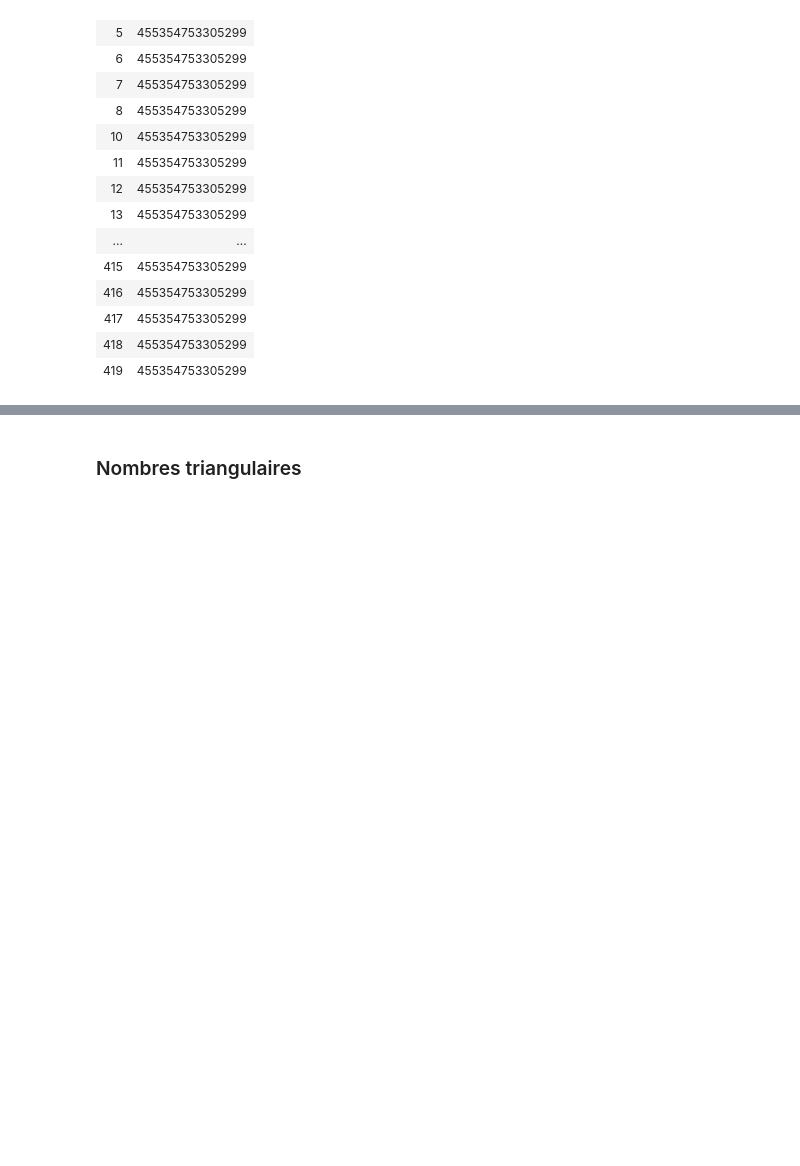
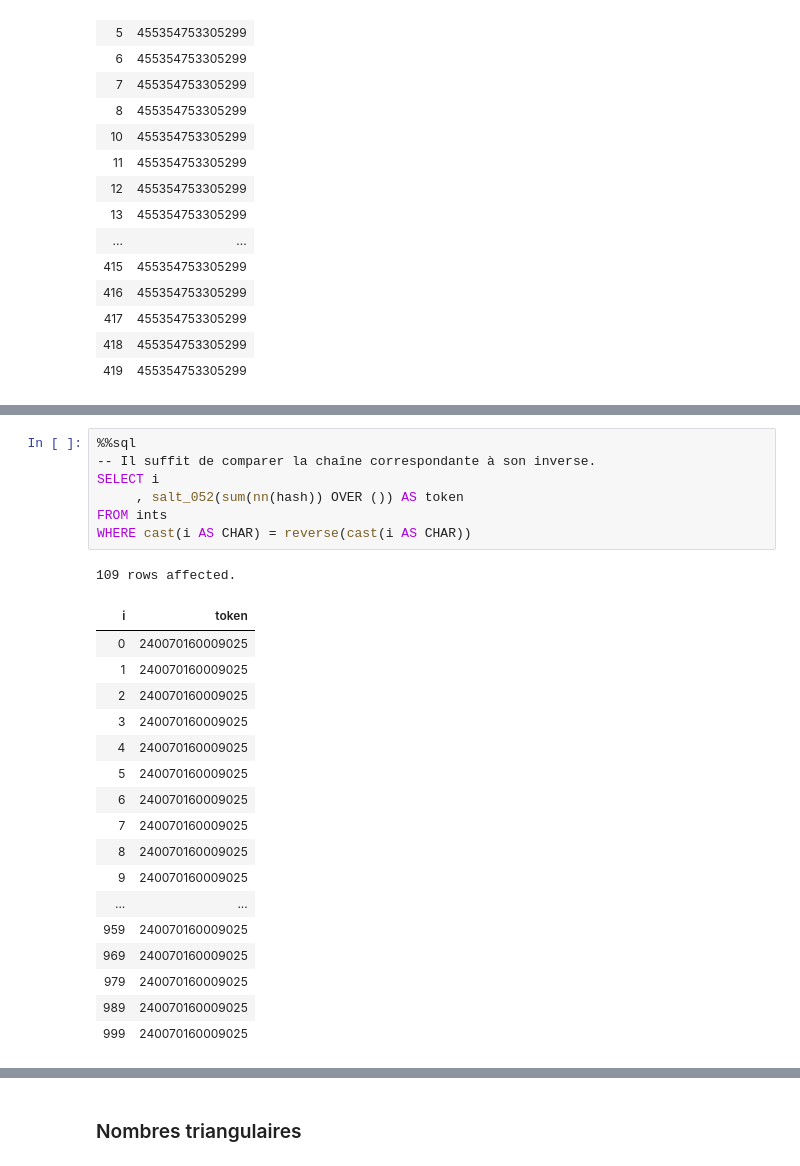
Before and after one commit to laowantong/sqlab_ints, a Jupyter notebook: ints.ipynb, the cells around one changed output, grey strips where cells are left out. Saved outputs shown, nothing was run; the diff lists cells and outputs as text; blank space fills up the shorter version.

```diff
--- a/ints.ipynb
+++ b/ints.ipynb
@@ -182,0 +195,26 @@ WHERE sqrt(i) % 1 != 0
+# %%
+%%sql
+-- Il suffit de comparer la chaîne correspondante à son inverse.
+SELECT i
+     , salt_052(sum(nn(hash)) OVER ()) AS token
+FROM ints
+WHERE cast(i AS CHAR) = reverse(cast(i AS CHAR))
+# %% [output]
+109 rows affected.
+| i | token |
+| 0 | 240070160009025 |
+| 1 | 240070160009025 |
+| 2 | 240070160009025 |
+| 3 | 240070160009025 |
+| 4 | 240070160009025 |
+| 5 | 240070160009025 |
+| 6 | 240070160009025 |
+| 7 | 240070160009025 |
+| 8 | 240070160009025 |
+| 9 | 240070160009025 |
+| ... | ... |
+| 959 | 240070160009025 |
+| 969 | 240070160009025 |
+| 979 | 240070160009025 |
+| 989 | 240070160009025 |
+| 999 | 240070160009025 |
```
Also changed, not shown: parts of 101 cells of this notebook, 13 other files.
